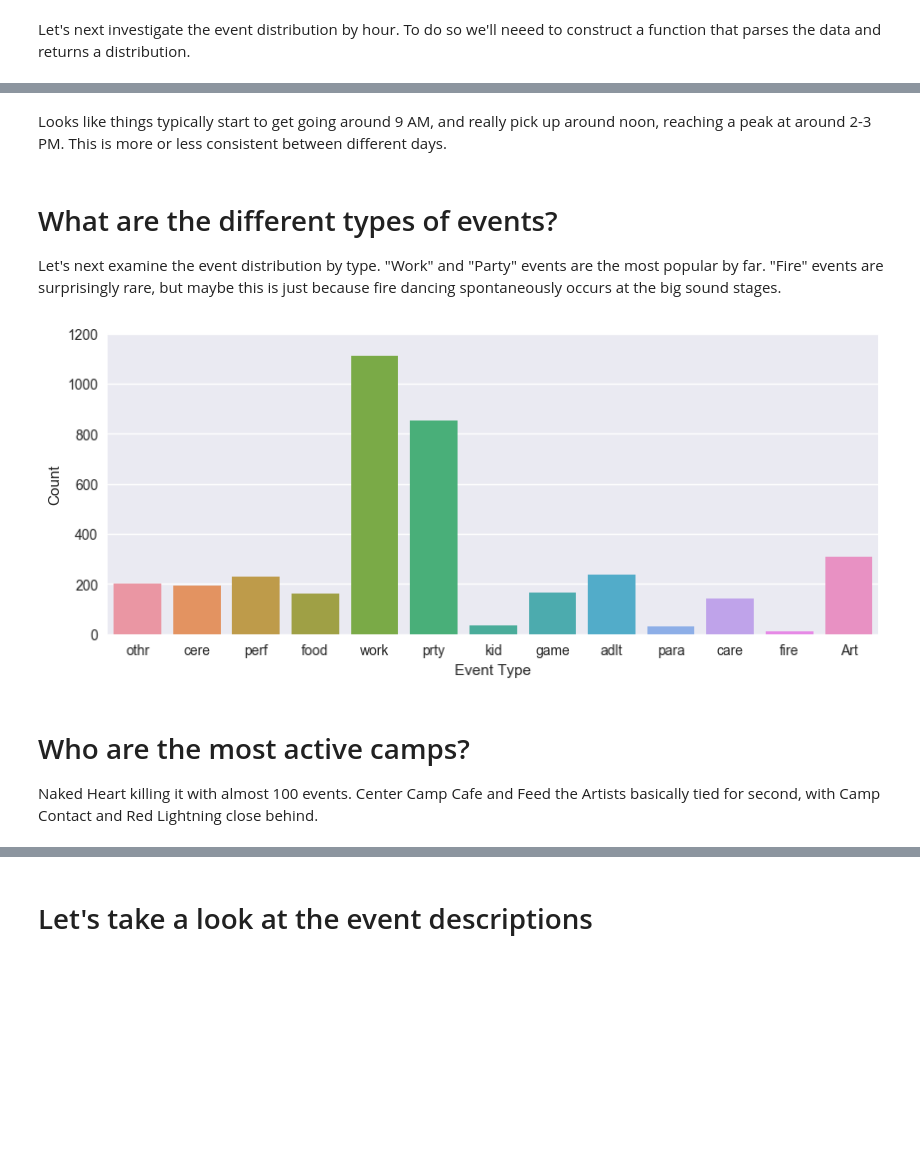
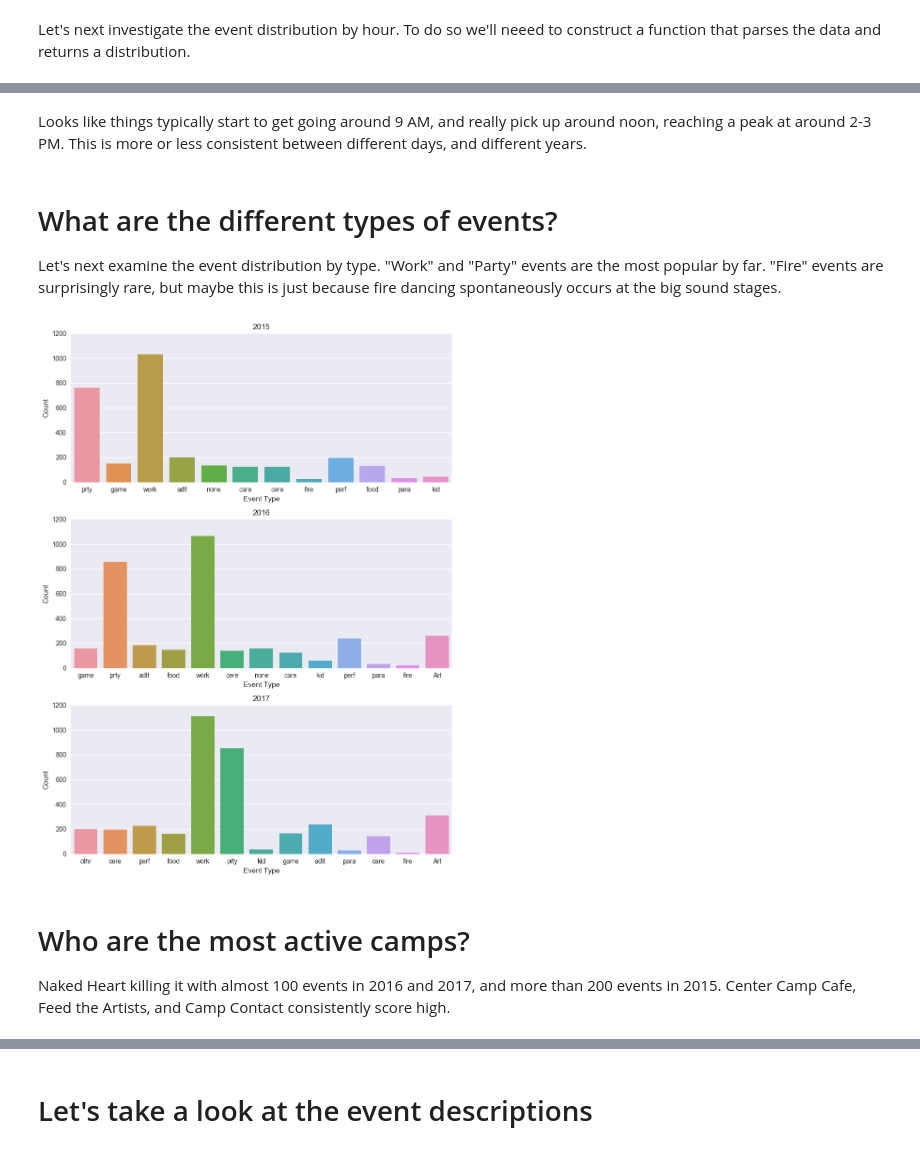
Before and after one commit to nikitabu/Playa_Events, a Jupyter notebook: Playa_Events_2017.ipynb, the cells around one changed output, grey strips where cells are left out. Saved outputs shown, nothing was run; the diff lists cells and outputs as text; code cells hidden in the pictures; blank space fills up the shorter version.

Commit message:
added 2015,2016 data & event data augmentation

```diff
--- a/Playa_Events_2017.ipynb
+++ b/Playa_Events_2017.ipynb
@@ -37,12 +37,12 @@ Import data from Justin Klein's spreadsheet of events at Burning Man 2017
 
 http://www.justin-klein.com/playaevents-excel-exporter/
 # %%
-col_names = ['Sunday', 'Monday', 'Tuesday', 'Wednesday', 'Thursday', 'Friday', 'Saturday', 'Sunday2', 'Monday2',
-             'Title', 'Description', 'Type', 'Camp', 'Where', 'Extra', 'Link']
+col_names_17 = ['Sunday', 'Monday', 'Tuesday', 'Wednesday', 'Thursday', 'Friday', 'Saturday', 'Sunday2', 'Monday2',
+                'Title', 'Description', 'Type', 'Camp', 'Where', 'Extra', 'Link']
 
-df = pd.read_excel('PlayaEvents-2017.xlsx', names=col_names, skip_footer=2);
+df_17 = pd.read_excel('PlayaEvents-2017.xlsx', names=col_names_17, skip_footer=2);
 
-df.describe()
+df_17.describe()
 # %% [output]
 |  | Sunday | Monday | Tuesday | Wednesday | Thursday | Friday | Saturday | Sunday2 | Monday2 | Title | ... |
 | count | 3680 | 3680 | 3680 | 3680 | 3680 | 3680 | 3680 | 3680 | 3680 | 3680 | ... |
@@ -53,0 +71,13 @@ Check what types of data we have
+# %%
+col_names_15 = ['Monday', 'Tuesday', 'Wednesday', 'Thursday', 'Friday', 'Saturday', 'Sunday2', 'Monday2',
+                'Camp', 'Type', 'Title', 'Description', 'Where', 'Where (Unofficial)', 'Link']
+
+df_15 = pd.read_excel('PlayaEvents-2015.xlsx', names=col_names_15, skip_footer=2);
+
+# add empty entries for Sunday, for consistency between all DFs
+df_15['Sunday'] = '-'
+
+df_15 = df_15[['Sunday', 'Monday', 'Tuesday', 'Wednesday', 'Thursday', 'Friday', 'Saturday', 'Sunday2', 'Monday2',
+                'Camp', 'Type', 'Title', 'Description', 'Where', 'Where (Unofficial)', 'Link']]
+
+df_15.describe()
@@ -186,21 +316,36 @@ fig.tight_layout()
 # %% [markdown]
-Looks like things typically start to get going around 9 AM, and really pick up around noon, reaching a peak at around 2-3 PM. This is more or less consistent between different days.
+Looks like things typically start to get going around 9 AM, and really pick up around noon, reaching a peak at around 2-3 PM. This is more or less consistent between different days, and different years.
 # %% [markdown]
 # What are the different types of events?
 
 Let's next examine the event distribution by type. "Work" and "Party" events are the most popular by far. "Fire" events are surprisingly rare, but maybe this is just because fire dancing spontaneously occurs at the big sound stages.
 # %%
-fig = plt.figure(figsize=(10, 4), dpi=100);
-axes1 = fig.add_subplot(111);
+fig = plt.figure(figsize=(9, 12), dpi=100);
 
-sns.countplot(df.Type, ax=axes1)
+axes1 = fig.add_subplot(311);axes2 = fig.add_subplot(312);axes3 = fig.add_subplot(313);
+
+sns.countplot(df_15.Type, ax=axes1)
+sns.countplot(df_16.Type, ax=axes2)
+sns.countplot(df_17.Type, ax=axes3)
 
 axes1.set_ylim(0, 1200);
+axes2.set_ylim(0, 1200);
+axes3.set_ylim(0, 1200);
+
 axes1.set_xlabel('Event Type');
+axes2.set_xlabel('Event Type');
+axes3.set_xlabel('Event Type');
+
 axes1.set_ylabel('Count');
+axes2.set_ylabel('Count');
+axes3.set_ylabel('Count');
+
+axes1.set_title('2015');axes2.set_title('2016');axes3.set_title('2017');
+
+fig.tight_layout()
 # %% [output]
-[figure, old version]
+[figure, new version]
 # %% [markdown]
 # Who are the most active camps?
 
-Naked Heart killing it with almost 100 events. Center Camp Cafe and Feed the Artists basically tied for second, with Camp Contact and Red Lightning close behind.
+Naked Heart killing it with almost 100 events in 2016 and 2017, and more than 200 events in 2015. Center Camp Cafe, Feed the Artists, and Camp Contact consistently score high.
```
Also changed, not shown: parts of 63 cells of this notebook.
